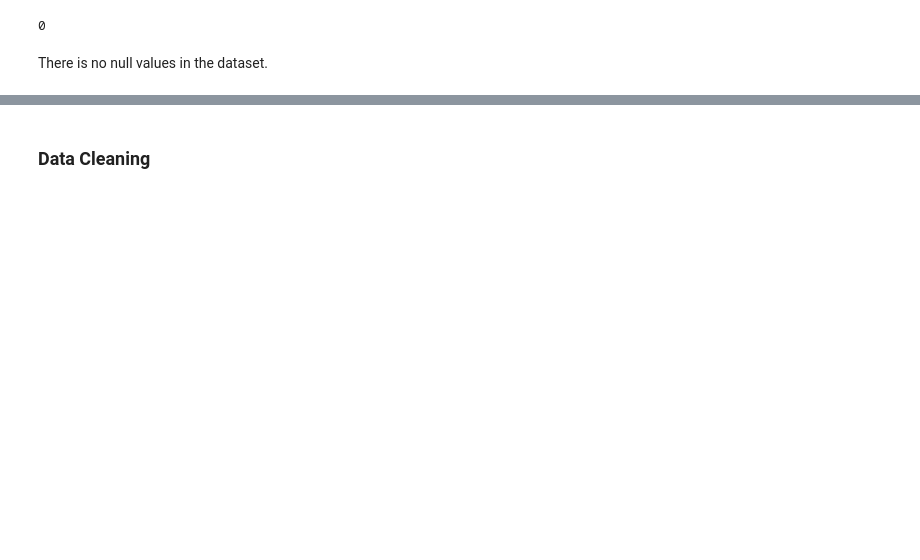
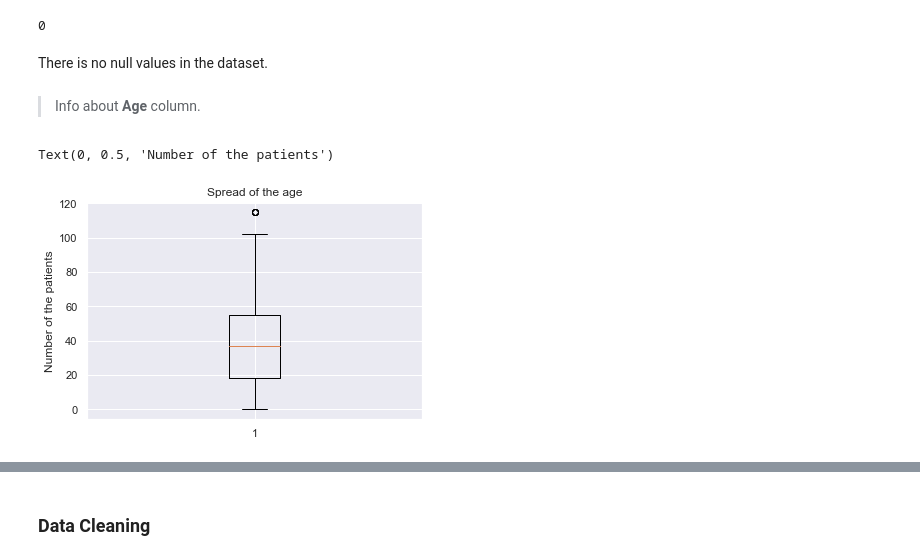
Before and after one commit to mo7amed7assan1911/Medical-Appointment-No-Shows, a Jupyter notebook: Investigate_a_Dataset.ipynb, the cells around one changed output, grey strips where cells are left out. Drawn from its saved outputs; the diff is of its cells as text; code cells hidden in the pictures; blank space fills up the shorter version.

```diff
--- a/Investigate_a_Dataset.ipynb
+++ b/Investigate_a_Dataset.ipynb
@@ -124,3 +148,15 @@ df.isnull().sum().sum()
 0
 # %% [markdown]
 There is no null values in the dataset.
+# %% [markdown]
+> Info about **Age** column.
+# %%
+# Getting statistical informations about age column.
+sns.set()
+fig, ax = plt.subplots()
+ax.boxplot(df['Age']);
+ax.set_title('Spread of the age')
+ax.set_ylabel('Number of the patients')
+# %% [output]
+Text(0, 0.5, 'Number of the patients')
+[figure, added]
```
Also changed, not shown: parts of 54 cells of this notebook.
